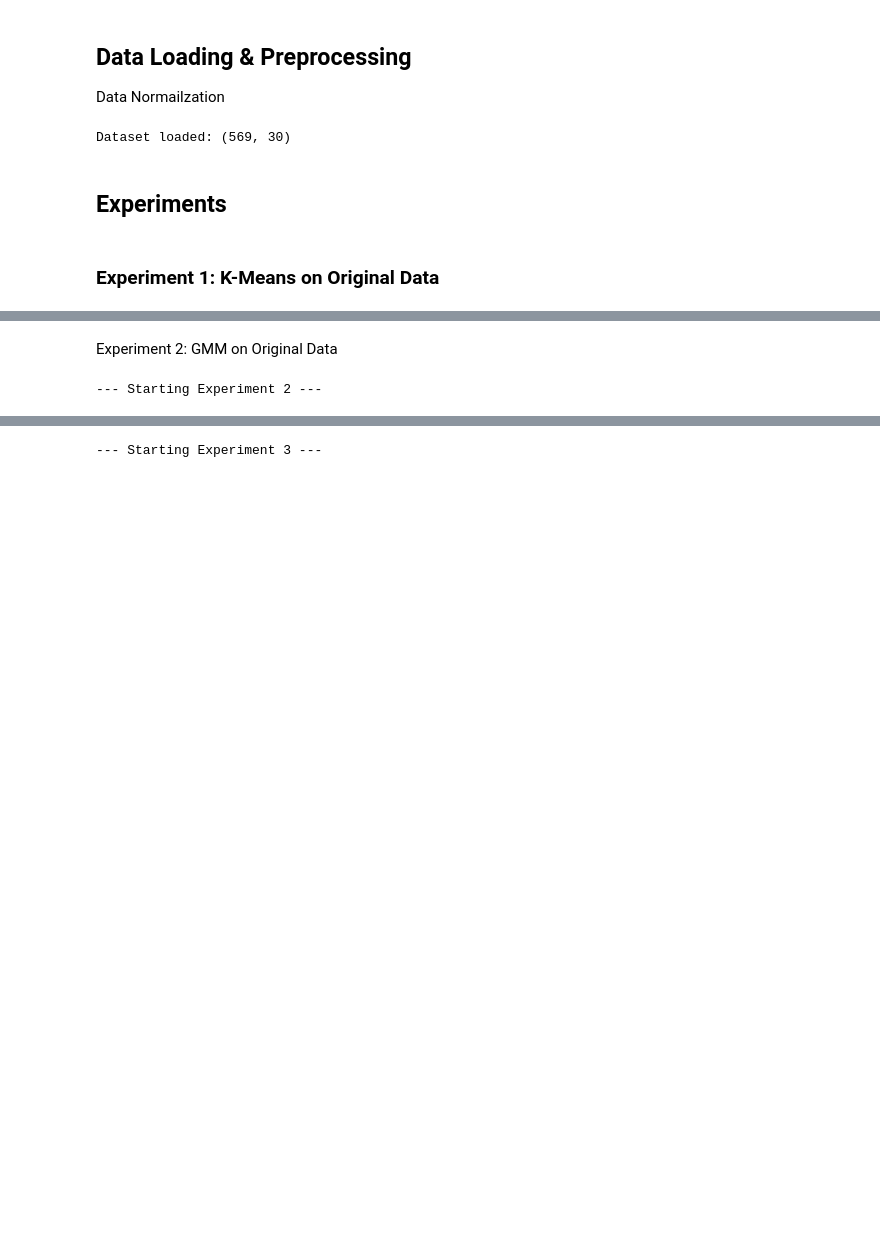
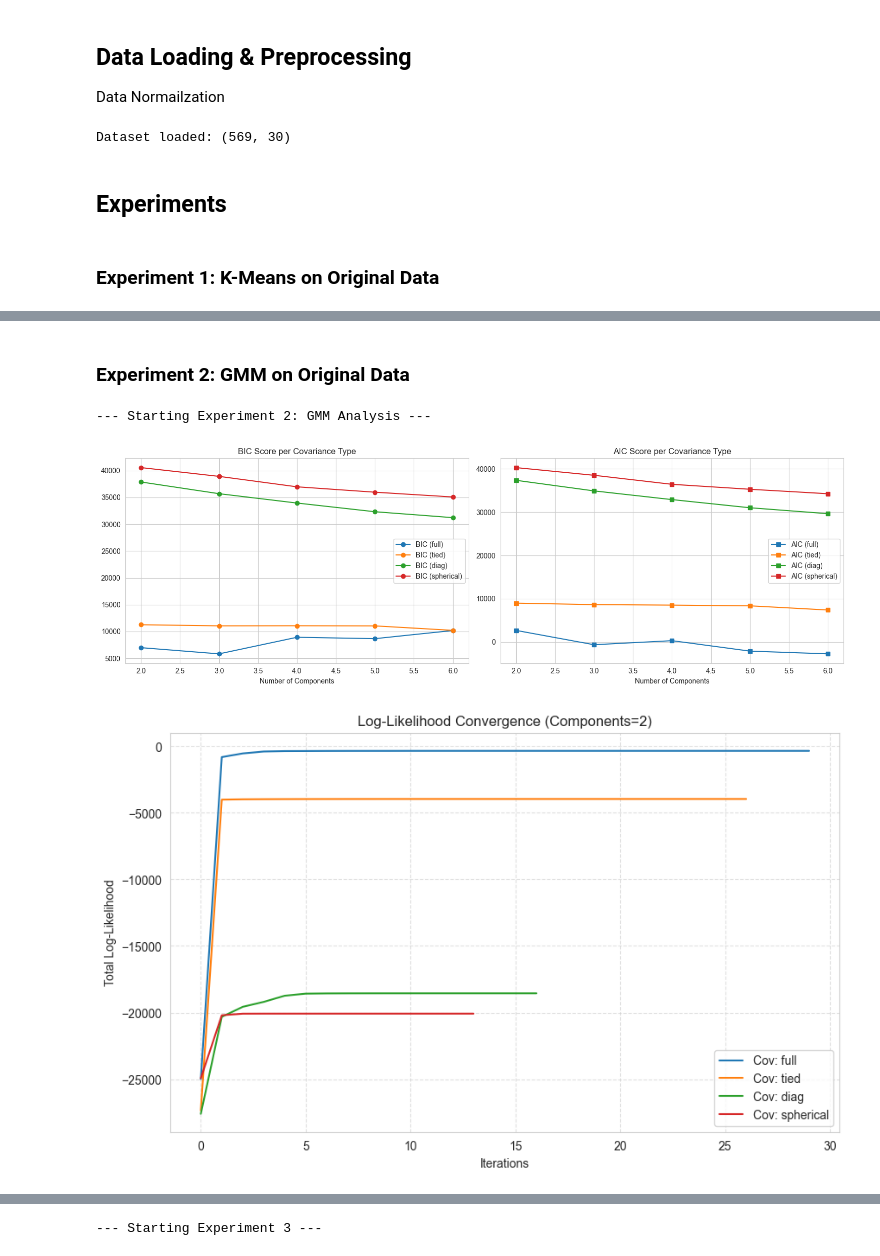
Before and after one commit to AbdelrahmanAmr2205/PCA_AutoEncoder_kmeans_GMM, a Jupyter notebook: lab4.ipynb, the cells around one changed output, grey strips where cells are left out. Cells and saved outputs as stored; diff of their text form; code cells hidden in the pictures; blank space fills up the shorter version.

Commit message:
Edits in Experiments

```diff
--- a/lab4.ipynb
+++ b/lab4.ipynb
@@ -190,28 +209,81 @@ Optimal k based on Silhouette: 2
 # %% [markdown]
-Experiment 2: GMM on Original Data
+### Experiment 2: GMM on Original Data
 # %%
-print("--- Starting Experiment 2 ---")
+print("--- Starting Experiment 2: GMM Analysis ---")
 
 cov_types = ['full', 'tied', 'diag', 'spherical']
-comp_range = [2, 3, 4, 5]
+comp_range = [2, 3, 4, 5, 6]
+
+model_selection_results = []
+convergence_histories = {}
 
 for cov in cov_types:
     for n_comp in comp_range:
-        start_time = time.time()
+        # We run this once for selection; the statistical 5-run loop happens later
         gmm = GMM_Scratch(n_components=n_comp, cov_type=cov, max_iter=100)
         try:
+            start_time = time.time()
             gmm.fit(X)
             labels = gmm.predict(X)
             elapsed = time.time() - start_time
 
             bic, aic = gmm.get_bic_aic(X)
 
-            run_evaluation(f"Exp2_GMM_{cov}", "GMM", X, labels, y_true, elapsed,
+            # Store for plotting
+            model_selection_results.append({
+                'cov': cov, 'k': n_comp, 'BIC': bic, 'AIC': aic
+            })
+
+            # Save convergence history for the standard K=2 case to compare covariance types
+            if n_comp == 2:
+                convergence_histories[cov] = gmm.log_likelihood_history
+
+            # Run evaluation for the final table
+            run_evaluation(f"Exp2_GMM_{cov}_k{n_comp}", "GMM", X, labels, y_true, elapsed,
                            extra_params={'n_comp': n_comp, 'cov_type': cov, 'BIC': bic, 'AIC': aic})
+
         except Exception as e:
             print(f"GMM {cov} k={n_comp} failed: {e}")
 
-# We will likely see k=2 with 'full' or 'diag' performing well.
+# Selection of global best based on domain (Breast Cancer = 2 classes)
 GLOBAL_GMM_COMPONENTS = 2
+GLOBAL_COV_TYPE = 'full'
 # %% [output]
---- Starting Experiment 2 ---
+--- Starting Experiment 2: GMM Analysis ---
+# %%
+df_selection = pd.DataFrame(model_selection_results)
+
+fig, ax = plt.subplots(1, 2, figsize=(15, 5))
+
+# Plot BIC
+for cov in cov_types:
+    subset = df_selection[df_selection['cov'] == cov]
+    ax[0].plot(subset['k'], subset['BIC'], marker='o', label=f'BIC ({cov})')
+ax[0].set_title('BIC Score per Covariance Type')
+ax[0].set_xlabel('Number of Components')
+ax[0].legend()
+
+# Plot AIC
+for cov in cov_types:
+    subset = df_selection[df_selection['cov'] == cov]
+    ax[1].plot(subset['k'], subset['AIC'], marker='s', label=f'AIC ({cov})')
+ax[1].set_title('AIC Score per Covariance Type')
+ax[1].set_xlabel('Number of Components')
+ax[1].legend()
+
+plt.tight_layout()
+plt.show()
+
+plt.figure(figsize=(10, 6))
+for cov, history in convergence_histories.items():
+    plt.plot(history, label=f'Cov: {cov}')
+
+plt.title('Log-Likelihood Convergence (Components=2)')
+plt.xlabel('Iterations')
+plt.ylabel('Total Log-Likelihood')
+plt.legend()
+plt.grid(True, linestyle='--', alpha=0.6)
+plt.show()
+# %% [output]
+[figure, added]
+[figure, added]
```
Also changed, not shown: parts of 12 cells of this notebook.
